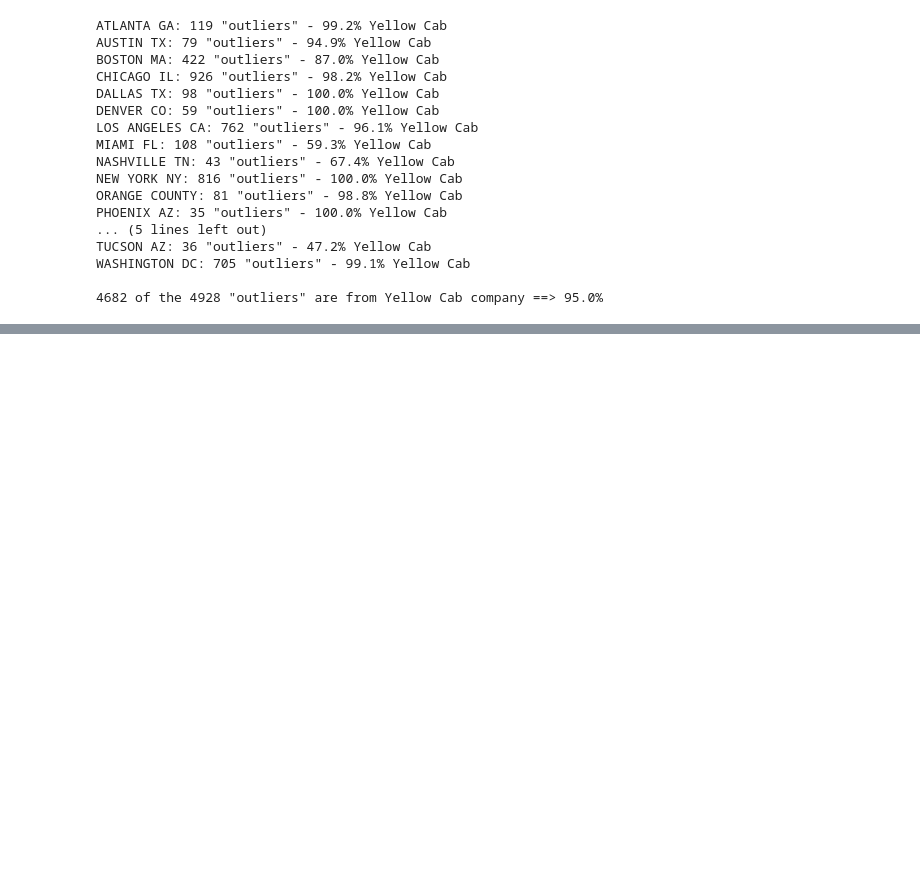
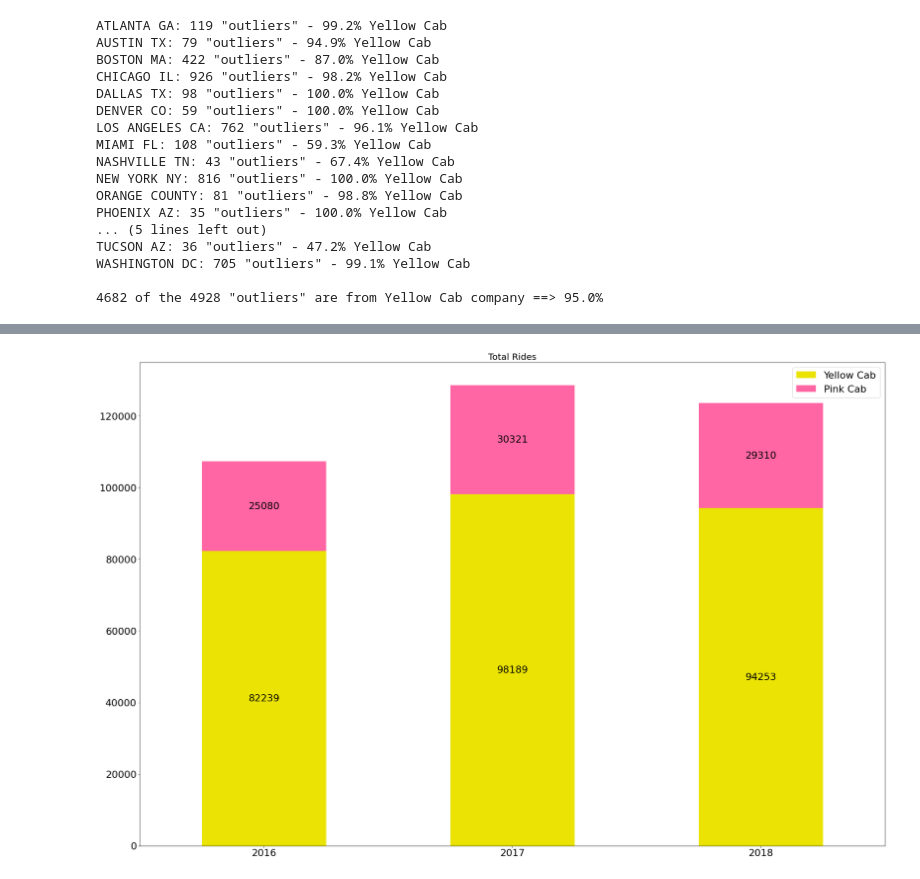
Before and after one commit to jpkcunha/Data-Glacier, a Jupyter notebook: Week2/Cab Investment Case Study/Cab Investiment Analysis.ipynb, the cells around one changed output, grey strips where cells are left out. Saved outputs shown, nothing was run; the diff lists cells and outputs as text; code cells hidden in the pictures; blank space fills up the shorter version.

```diff
--- a/Week2/Cab Investment Case Study/Cab Investiment Analysis.ipynb
+++ b/Week2/Cab Investment Case Study/Cab Investiment Analysis.ipynb
@@ -367,3 +355,0 @@ Name: Rides, dtype: int64
-# %%
-x = data.set_index('Date of Travel')
-x
@@ -399,0 +356,24 @@ x
+# %%
+def create_df(df, col):
+    d = {}
+    for year in df['Date of Travel'].unique():
+        d[year] = [df[df['Date of Travel'] == year][df.Company == 'Yellow Cab'][col].iloc[0],
+                   df[df['Date of Travel'] == year][df.Company == 'Pink Cab'][col].iloc[0]]
+    return pd.DataFrame.from_dict(d, orient='index', columns=['Yellow Cab', 'Pink Cab'])
+# %%
+rides = create_df(g_total['Rides'].reset_index(), 'Rides')
+ax = rides.plot.bar(stacked=True, color=['#EAE303', '#ff66a3'])
+labels = [i for i in xx.to_numpy().flatten(order='F')]
+
+for i, patch in enumerate(ax.patches):
+    x, y = patch.get_xy()
+    x += patch.get_width() / 2
+    y += patch.get_height() / 2
+    ax.annotate(labels[i], (x, y), ha='center', va='center')
+
+ax.set_title('Total Rides', fontsize=20)
+plt.legend()
+plt.xticks(rotation = 0)
+plt.show()
+# %% [output]
+[figure, added]
```
Also changed, not shown: parts of 24 cells of this notebook.
